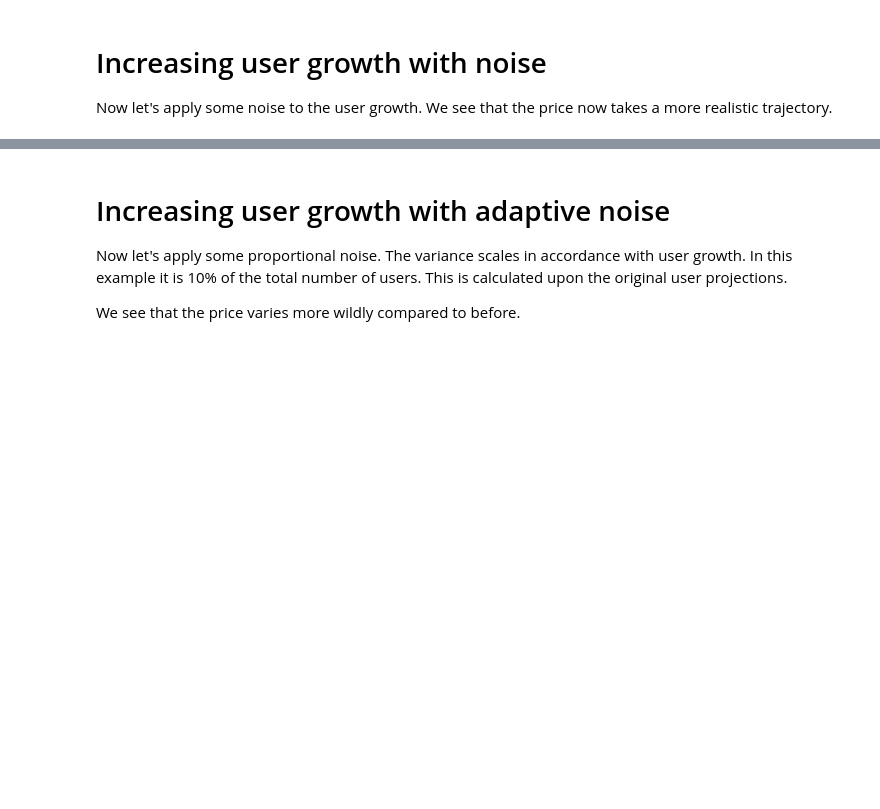
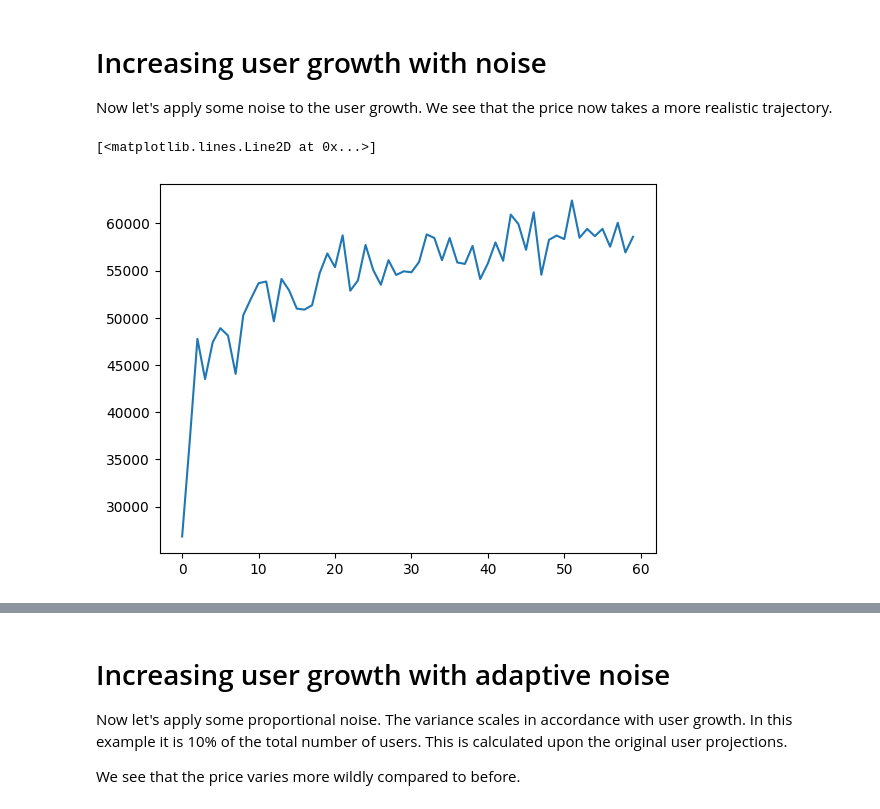
Before and after one commit to stelios12312312/TokenLab, a Jupyter notebook: notebooks/03 - Noise add-ons demonstration.ipynb, the cells around one changed output, grey strips where cells are left out. Drawn from its saved outputs; the diff is of its cells as text; code cells hidden in the pictures; blank space fills up the shorter version.

Commit message:
new addons logic

```diff
--- a/notebooks/03 - Noise add-ons demonstration.ipynb
+++ b/notebooks/03 - Noise add-ons demonstration.ipynb
@@ -59,11 +76,14 @@ reps
 Now let's apply some noise to the user growth. We see that the price now takes a more realistic trajectory.
 # %%
 usm_fiat=UserGrowth_Spaced(100,54000,ITERATIONS,log_saturated_space,
-                           noise_addon=AddOn_RandomNoise(dist_params={'loc':5000,'scale':2000}))
+                           noise_addons=[AddOn_RandomNoise(dist_params={'loc':5000,'scale':2000})])
 
 
 ap_fiat=AgentPool_Basic(users_controller=usm_fiat,transactions_controller=10,currency='$')
 plt.plot(usm_fiat._num_users_store)
+# %% [output]
+[<matplotlib.lines.Line2D at 0x...>]
+[figure, added]
 # %%
 te=TokenEconomy_Basic(holding_time=HOLDING_TIME,supply=SUPPLY,token='tokenA',initial_price=INITIAL_PRICE)
 te.add_agent_pools([ap_fiat])
```
Also changed, not shown: parts of 19 cells of this notebook, 3 other files.
